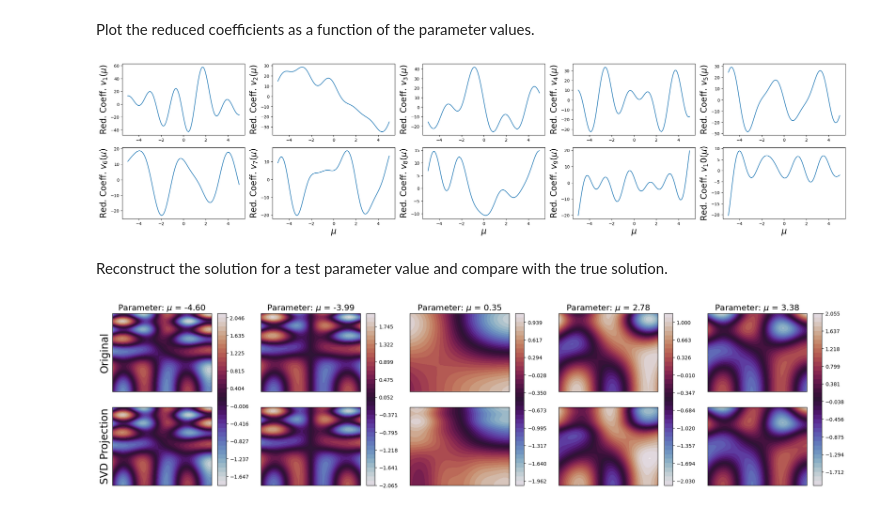
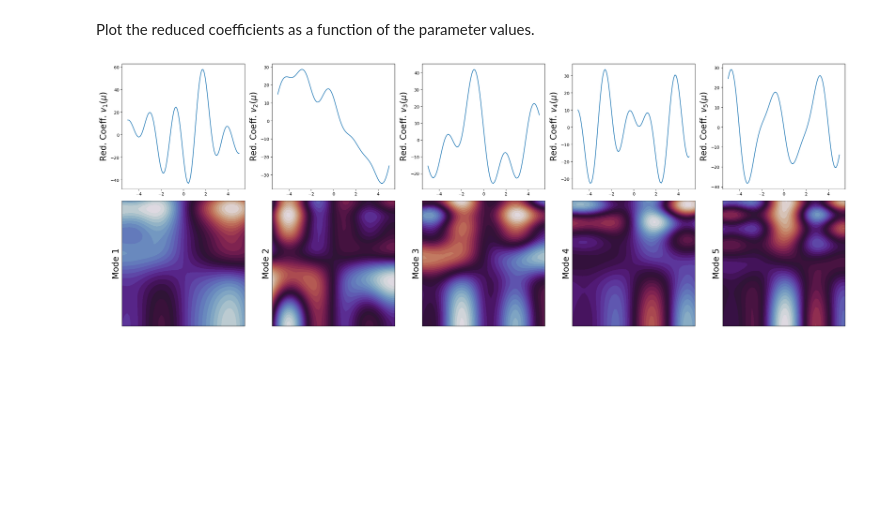
Before and after one commit to ERMETE-Lab/ROSE-pyforce, a Jupyter notebook: images/demo/pyforce_demo.ipynb, the cells around one changed output. Drawn from its saved outputs; the diff is of its cells as text; code cells hidden in the pictures; blank space fills up the shorter version.

Commit message:
Update basic demo with EIM

```diff
--- a/images/demo/pyforce_demo.ipynb
+++ b/images/demo/pyforce_demo.ipynb
@@ -86,51 +88,20 @@ Plot the reduced coefficients as a function of the parameter values.
 # %%
 coeffs = svd.reduce(snapshots)
 
-fig, axs = plt.subplots(2,5, figsize=(5 * 5, 3 * 2))
-axs = axs.ravel()
+fig, axs = plt.subplots(2,5, figsize=(5 * 5, 4.5 * 2))
 
-for ii, ax in enumerate(axs):
+for ii in range(axs.shape[1]):
 
-    ax.plot(mu_values, coeffs[ii], '-')
+    axs[0, ii].plot(mu_values, coeffs[ii], '-')
+    axs[1, ii].tricontourf(X, Y, svd.svd_modes[ii], levels=40, cmap='twilight')
 
-    if ii > 5:
-        ax.set_xlabel("$\mu$", fontsize=20)
-    ax.set_ylabel(f"Red. Coeff. $v_{ii+1}(\mu)$", fontsize=20)
+    axs[0, ii].set_ylabel(f"Red. Coeff. $v_{ii+1}(\mu)$", fontsize=20)
+    axs[1, ii].set_ylabel(f"Mode {ii+1}", fontsize=20)
+
+for ax in axs[1]:
+    ax.set_xticks([])
+    ax.set_yticks([])
 
 plt.tight_layout()
 # %% [output]
-[figure, old version]
+[figure, new version]
-# %% [markdown]
-Reconstruct the solution for a test parameter value and compare with the true solution.
-# %%
-np.random.seed(42)
-mu_to_test = np.sort(np.random.choice(test_mu, size=5, replace=False))
-
-fig, axs = plt.subplots(2, len(mu_to_test), figsize=(5 * len(mu_to_test), 3 * 2))
-
-
-for ii, mu in enumerate(mu_to_test):
-    _snap = test_snaps(np.where(test_mu == mu)[0][0])
-    _coeff = svd.reduce(_snap, N = 10)
-    _recon = svd.reconstruct(_coeff)(0)
-
-
-    levels = np.linspace(np.min(_snap) * 1.1, np.max(_snap) * 1.1, 40)
-    c = axs[0, ii].tricontourf(X, Y, _snap, levels=levels, cmap='twilight')
-    axs[1, ii].tricontourf(X, Y, _recon, levels=levels, cmap='twilight')
-
-    fig.colorbar(c, ax=axs[:, ii])
-    axs[0, ii].set_xticks([])
-    axs[0, ii].set_yticks([])
-    axs[1, ii].set_xticks([])
-    axs[1, ii].set_yticks([])
-
-    axs[0, ii].set_title(f"Parameter: $\mu$ = {mu:.2f}", fontsize=16)
-
-    if ii == 0:
-        axs[0, ii].set_ylabel("Original", fontsize=20)
-        axs[1, ii].set_ylabel("SVD Projection", fontsize=20)
-
-fig.savefig("pyforce_demo_reconstruction.png", dpi=300, bbox_inches='tight')
-# %% [output]
-[figure, removed]
```
Also changed, not shown: parts of 8 cells of this notebook, 5 other files.
